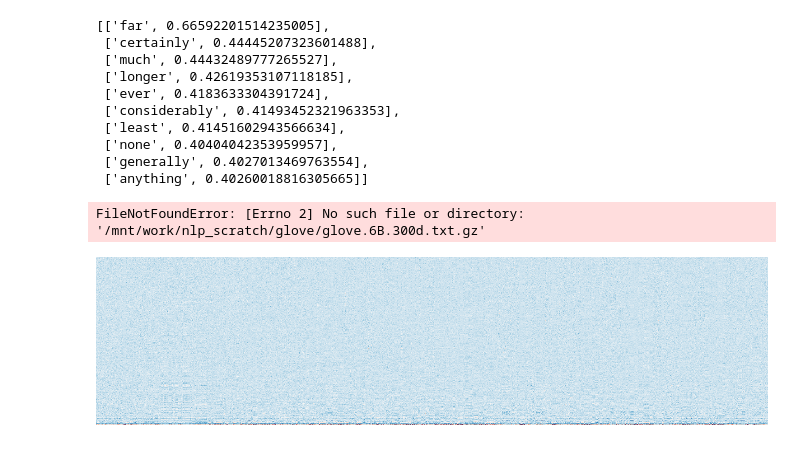
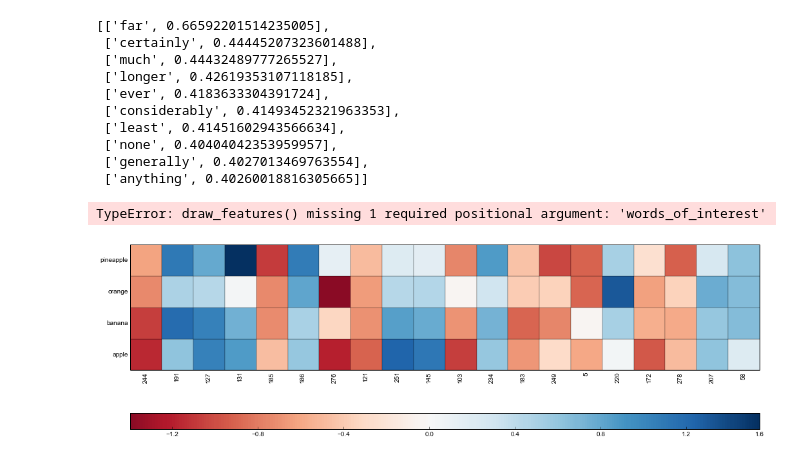
Before and after one commit to undertherain/vsmlib, a Jupyter notebook: python/matrices.ipynb, the cells around one changed output. Drawn from its saved outputs; the diff is of its cells as text; code cells hidden in the pictures.

```diff
--- a/python/matrices.ipynb
+++ b/python/matrices.ipynb
@@ -467,21 +374,13 @@ path ="/mnt/work/nlp_scratch/glove/glove.6B.300d.txt.gz"
 m=Model_glove()
 m.load_from_file(path)
 words_of_interest=["apple","banana","orange","pineapple"]
-draw_features(m)
 #m.matrix
 # %% [output]
-FileNotFoundError: [Errno 2] No such file or directory: '/mnt/work/nlp_scratch/glove/glove.6B.300d.txt.gz'
+TypeError: draw_features() missing 1 required positional argument: 'words_of_interest'
+# %%
+draw_features(m,words_of_interest)
+# %% [output]
+[figure, added]
 # %%
 #m.save_to_dir("/mnt/work/nlp_scratch/test/glove_300")
 m.normalize()
-# %%
-aa=m.matrix
-a=aa[:1200].T
-#my_cm = mpl.cm.get_cmap('RdBu')
-my_cm = mpl.cm.get_cmap('RdBu')
-normed_data = (a - np.min(a)) / (np.max(a) - np.min(a))
-mapped_datau8 = (255 * my_cm(normed_data)).astype('uint8')
-im = PIL.Image.fromarray(np.uint8(mapped_datau8))
-im
-# %% [output]
-[figure, removed]
```
Also changed, not shown: parts of 11 cells of this notebook, 4 other files.
